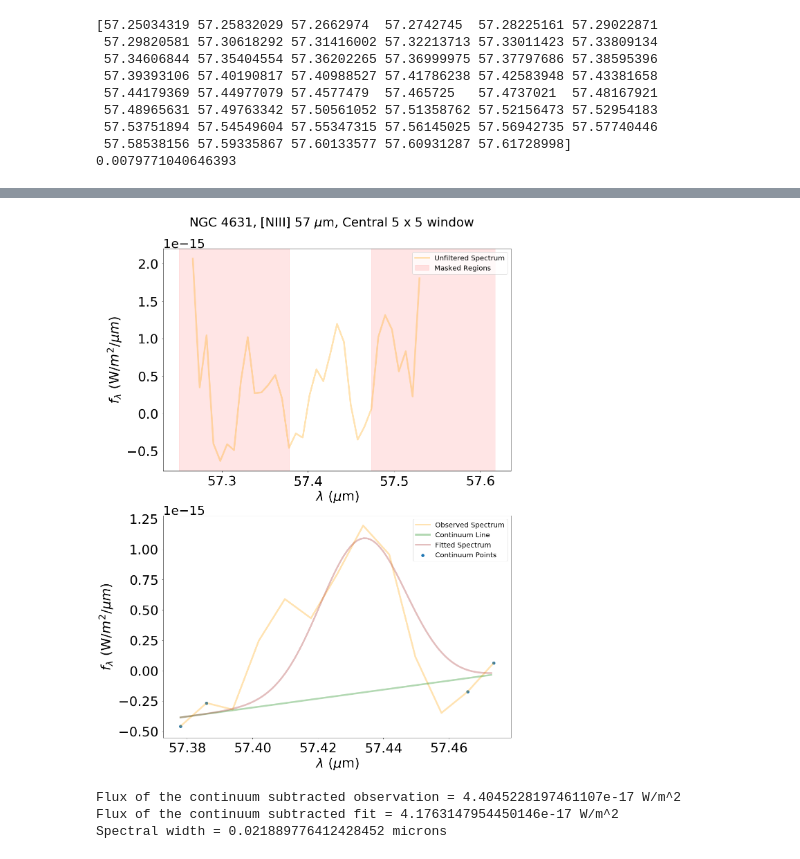
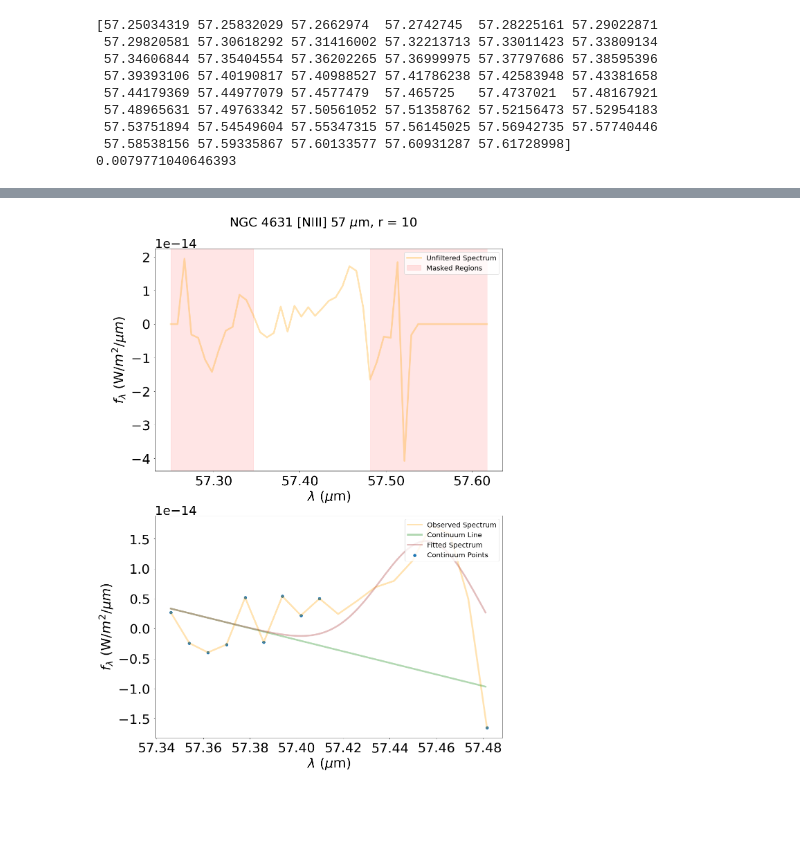
Before and after one commit to suyashk12/SOFIA_FIFI_Cycle-8, a Jupyter notebook: NGC_4631_[NIII].ipynb, the cells around one changed output, grey strips where cells are left out. Saved outputs shown, nothing was run; the diff lists cells and outputs as text; code cells hidden in the pictures; blank space fills up the shorter version.

```diff
--- a/NGC_4631_[NIII].ipynb
+++ b/NGC_4631_[NIII].ipynb
@@ -53,3 +72,6 @@ CDELT1  =   -0.000277777777778 / RA pixel scale (deg/pix)
 CDELT2  =    0.000277777777778 / Dec pixel scale (deg/pix)
 CDELT3  =     0.00797710406464 / Wavelength pixel scale (um/pix)
 CROTA2  =              0.00000 / Rotation angle (deg)
+# %%
+hdulist_spec = fits.open(savedir + fits_spec_name)
+hdulist_spec.info()
@@ -129,13 +105,5 @@ def sum_spaxel(fluxmap, k_x, k_y):
 # %%
-central_fluxes_unfiltered = []
-
-n_x = 5
-n_y = 5
-
-for fluxmap in fluxmaps:
-
-    central_flux_unfiltered = sum_spaxel(fluxmap, n_x, n_y)
-    central_fluxes_unfiltered.append(central_flux_unfiltered)
+central_fluxes_unfiltered = hdulist_spec[0].data
 
 central_fluxes_unfiltered = [flux*(10**(-26)) for flux in central_fluxes_unfiltered]
 
@@ -186,8 +154,8 @@ print(central_fluxes_unfiltered)
 # %%
 central_fluxes_filtered = central_fluxes_unfiltered
-central_fluxes_filtered = central_fluxes_filtered[16:-18]
+central_fluxes_filtered = central_fluxes_filtered[12:-17]
 
-wavelengths_filtered = wavelengths[16:-18]
+wavelengths_filtered = wavelengths[12:-17]
 
 print(central_fluxes_filtered)
 # %% [output]
@@ -198,8 +167,8 @@ print(central_fluxes_filtered)
 # %%
 central_fluxes_filtered_continuum = []
 
-left_cut = 57.39
-right_cut = 57.46
+left_cut = 57.415
+right_cut = 57.475
 
 for i in range(0, len(wavelengths_filtered)):
 
@@ -428,49 +391,44 @@ plt.savefig(savedir + 'NGC_4631_[NIII]-6-final_spectrum.png'.format(str(n_x), st
 # %%
 fig, axs = plt.subplots(2, 1, figsize = (18, 26))
 
 ax1 = axs[0]
 
 ax1.plot(wavelengths, central_fluxes_unfiltered, label = 'Unfiltered Spectrum', lw = 5, color = 'orange', alpha = 0.3)
-ax1.axvspan(wavelengths[0], wavelengths[16], color = 'red', alpha = 0.1, label = 'Masked Regions')
-ax1.axvspan(wavelengths[-19], wavelengths[-1], color = 'red', alpha = 0.1)
+ax1.axvspan(wavelengths[0], wavelengths[12], color = 'red', alpha = 0.1, label = 'Masked Regions')
+ax1.axvspan(wavelengths[-18], wavelengths[-1], color = 'red', alpha = 0.1)
 
 ax1.set_xlabel(r'$\lambda$ ($\mu$m)', fontsize = 38, labelpad = 5)
 ax1.set_ylabel(r'$f_{\lambda}$ (W/$m^{2}$/$\mu m$)', fontsize = 38, labelpad = 10)
+ax1.xaxis.set_major_formatter(FormatStrFormatter('%.2f'))
 ax1.tick_params(labelsize = 38, pad = 10)
 ax1.yaxis.offsetText.set_fontsize(36)
 ax1.legend(prop={'size': 20}, loc = 'upper right')
 
 ax2 = axs[1]
 
 ax2.plot(wavelengths_filtered, central_fluxes_filtered, label = 'Observed Spectrum', lw = 5, color = 'orange', alpha = 0.3)
 ax2.plot(wavelength_range, cont_line_filtered, label = 'Continuum Line', lw = 5, color = 'green', alpha = 0.3)
 ax2.plot(wavelength_range, fitted_central_fluxes_act, label = 'Fitted Spectrum', lw = 5, color = 'brown', alpha = 0.3)
 ax2.scatter(wavelengths_filtered, central_fluxes_filtered_continuum, s = 65, label = 'Continuum Points')
 
 ax2.set_xlabel(r'$\lambda$ ($\mu$m)', fontsize = 38, labelpad = 5)
 ax2.set_ylabel(r'$f_{\lambda}$ (W/$m^{2}$/$\mu m$)', fontsize = 38, labelpad = 10)
+ax2.xaxis.set_major_formatter(FormatStrFormatter('%.2f'))
+ax2.ticklabel_format(axis='y', style='sci', scilimits = (0, 0))
 ax2.tick_params(labelsize = 38, pad = 10)
 ax2.yaxis.offsetText.set_fontsize(36)
 ax2.legend(prop={'size': 20}, loc = 'upper right')
 
-fig.suptitle(r'NGC 4631, [NIII] 57 $\mu$m, Central {0} x {1} window'.format(n_x, n_y), fontsize = 36, y = 0.93)
+fig.suptitle(titlename, fontsize = 36, y = 0.93)
 
-plt.savefig(savedir + 'NGC_4631_[NIII]-7-summary_spectrum.png'.format(str(n_x), str(n_y)))
+plt.savefig(savedir + filename + '-7-summary_spectrum.png'.format(str(r)))
 # %% [output]
-[figure, old version]
+[figure, new version]
 # %%
 flux_continuum = np.trapz(cont_line_filtered, x = wavelength_range, dx = wav_diff)
 
 flux_obs = np.trapz(central_fluxes_filtered, x = wavelengths_filtered, dx = wav_diff)
 flux_obs_sub = flux_obs - flux_continuum
-print('Flux of the continuum subtracted observation = ' + str(flux_obs_sub) + ' W/m^2')
 
 flux_fit = np.trapz(fitted_central_fluxes_act, x = wavelength_range, dx = wav_diff)
 flux_fit_sub = flux_fit - flux_continuum
-print('Flux of the continuum subtracted fit = ' + str(flux_fit_sub) + ' W/m^2')
-
-print('Spectral width = ' + str(str(2*np.sqrt(np.log(2))*fit_params[2])) + r' microns')
-# %% [output]
-Flux of the continuum subtracted observation = 4.4045228197461107e-17 W/m^2
-Flux of the continuum subtracted fit = 4.1763147954450146e-17 W/m^2
-Spectral width = 0.021889776412428452 microns
```
Also changed, not shown: parts of 20 cells of this notebook, 12 other files.
